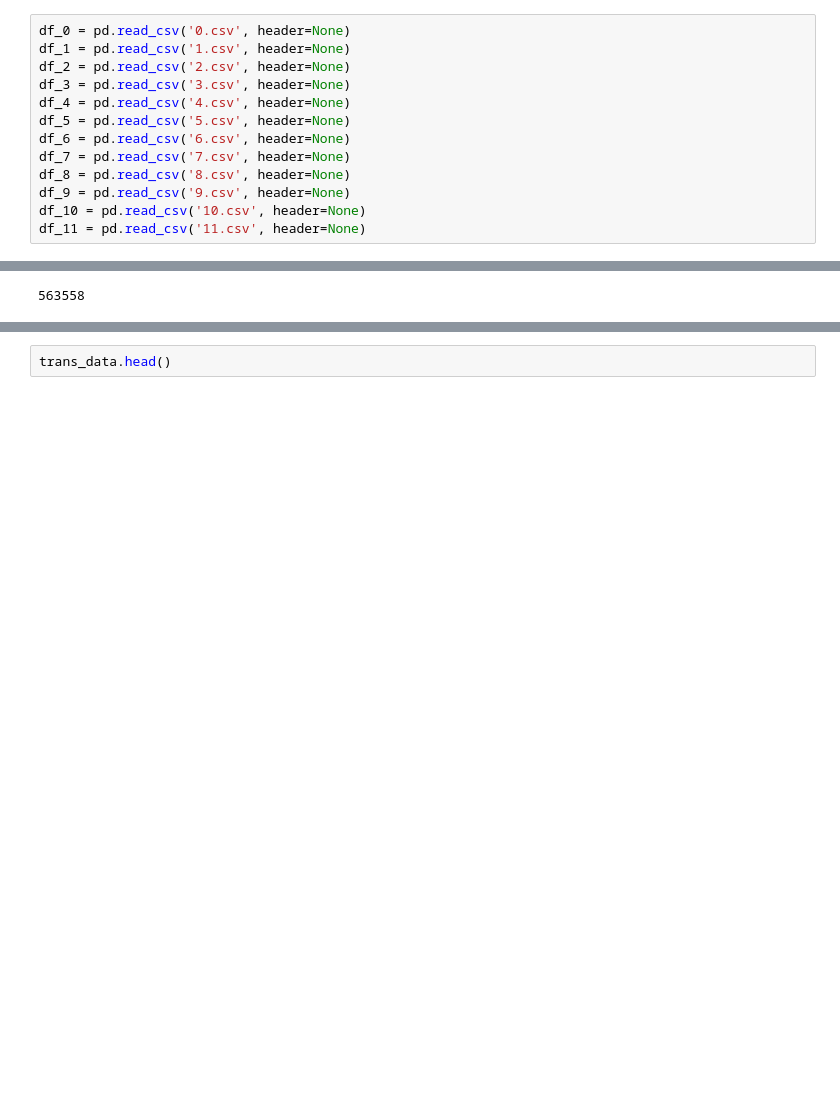
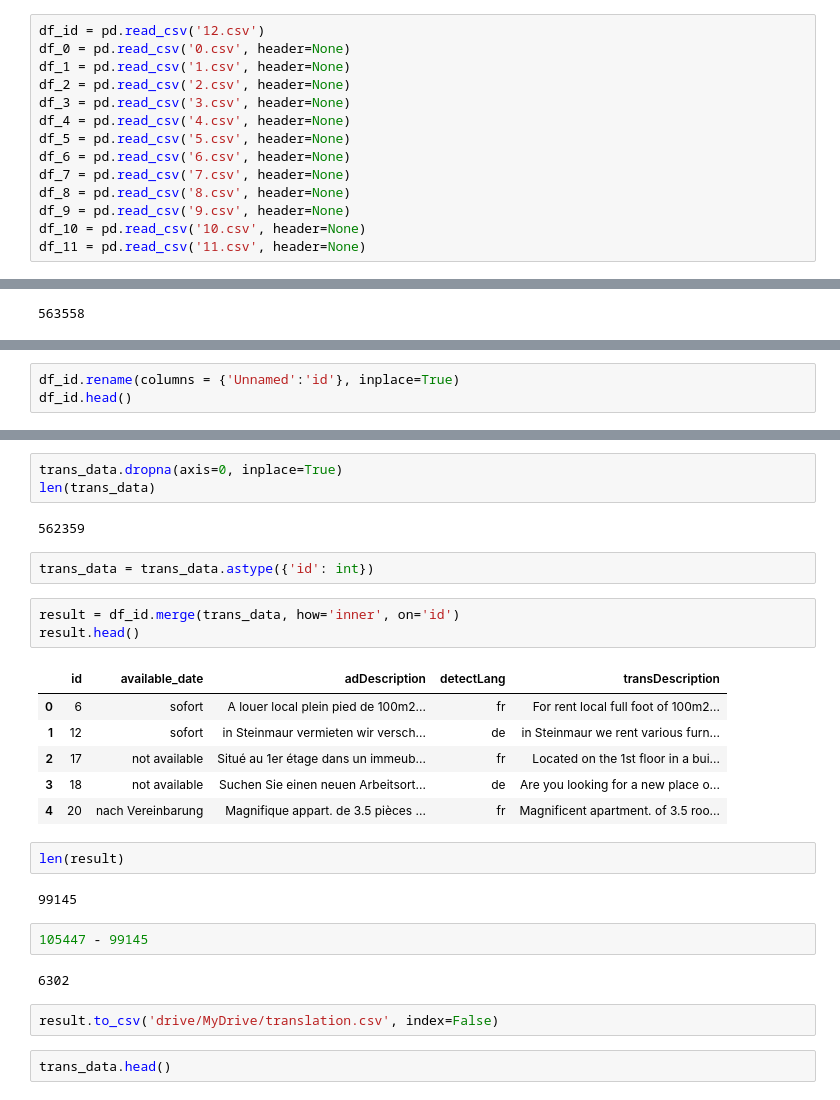
Before and after one commit to michaji/Housing_Project, a Jupyter notebook: working_translation.ipynb, the cells around one changed output, grey strips where cells are left out. Saved outputs shown, nothing was run; the diff lists cells and outputs as text; blank space fills up the shorter version.

```diff
--- a/working_translation.ipynb
+++ b/working_translation.ipynb
@@ -60,6 +63,7 @@ df
 # %% [markdown]
 # Load CSV files
 # %%
+df_id = pd.read_csv('12.csv')
 df_0 = pd.read_csv('0.csv', header=None)
 df_1 = pd.read_csv('1.csv', header=None)
 df_2 = pd.read_csv('2.csv', header=None)
@@ -299,0 +326,3 @@ len(trans_data)
+# %%
+df_id.rename(columns = {'Unnamed':'id'}, inplace=True)
+df_id.head()
@@ -300,3 +375,30 @@ len(trans_data)
+# %%
+trans_data.dropna(axis=0, inplace=True)
+len(trans_data)
+# %% [output]
+562359
+# %%
+trans_data = trans_data.astype({'id': int})
+# %%
+result = df_id.merge(trans_data, how='inner', on='id')
+result.head()
+# %% [output]
+|  | id | available_date | adDescription | detectLang | transDescription |
+| 0 | 6 | sofort | A louer local plein pied de 100m2... | fr | For rent local full foot of 100m2... |
+| 1 | 12 | sofort | in Steinmaur vermieten wir versch... | de | in Steinmaur we rent various furn... |
+| 2 | 17 | not available | Situé au 1er étage dans un immeub... | fr | Located on the 1st floor in a bui... |
+| 3 | 18 | not available | Suchen Sie einen neuen Arbeitsort... | de | Are you looking for a new place o... |
+| 4 | 20 | nach Vereinbarung | Magnifique appart. de 3.5 pièces ... | fr | Magnificent apartment. of 3.5 roo... |
+# %%
+len(result)
+# %% [output]
+99145
+# %%
+105447 - 99145
+# %% [output]
+6302
+# %%
+result.to_csv('drive/MyDrive/translation.csv', index=False)
 # %%
 trans_data.head()
 # %% [output]
```
Also changed, not shown: parts of 15 cells of this notebook.
